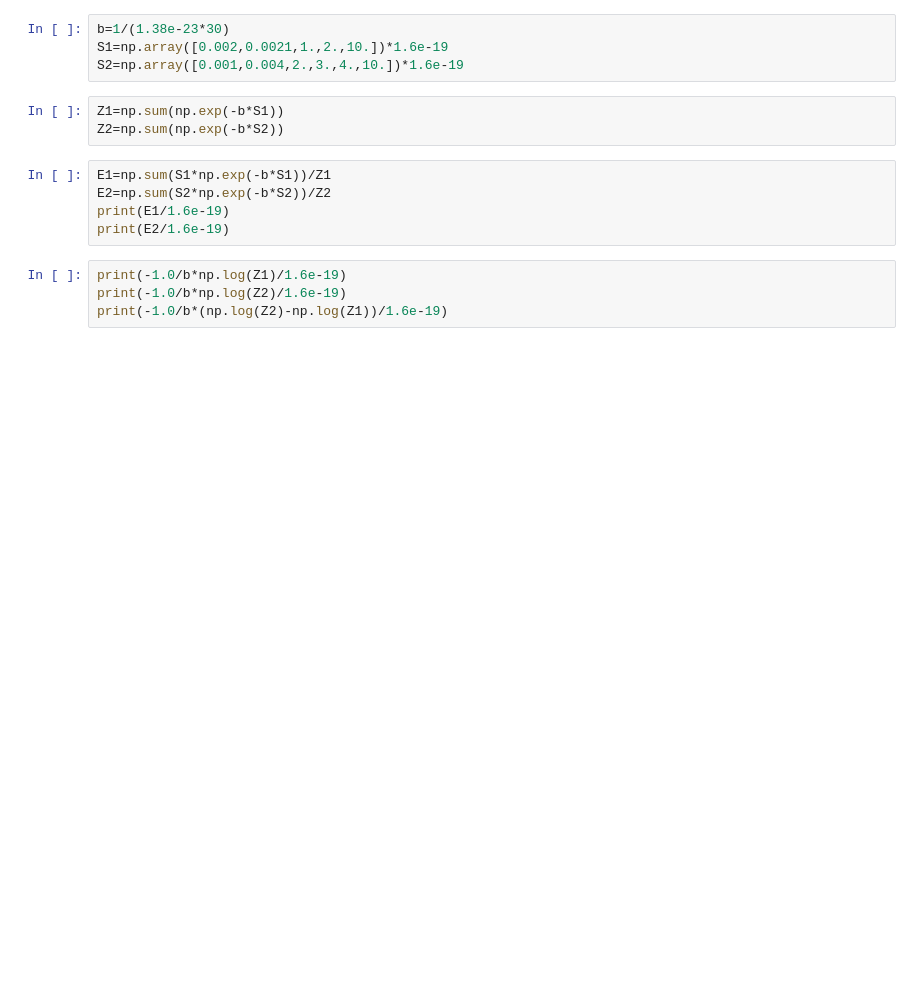
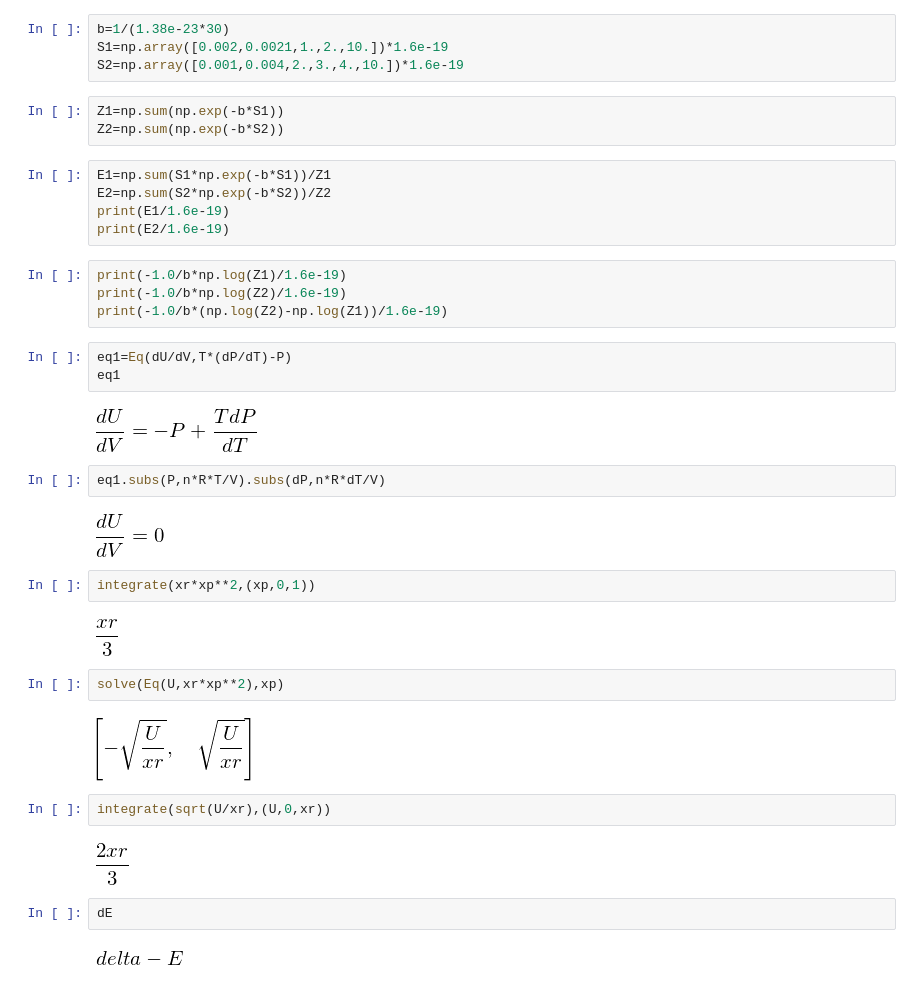
Before and after one commit to torhans/StudyGit, a Jupyter notebook: Thermodynamics.ipynb, the cells around one changed output. Cells and saved outputs as stored; diff of their text form; blank space fills up the shorter version.

```diff
--- a/Thermodynamics.ipynb
+++ b/Thermodynamics.ipynb
@@ -31,3 +49,28 @@ print(E2/1.6e-19)
 print(-1.0/b*np.log(Z1)/1.6e-19)
 print(-1.0/b*np.log(Z2)/1.6e-19)
 print(-1.0/b*(np.log(Z2)-np.log(Z1))/1.6e-19)
+# %%
+eq1=Eq(dU/dV,T*(dP/dT)-P)
+eq1
+# %% [output]
+[figure, added]
+# %%
+eq1.subs(P,n*R*T/V).subs(dP,n*R*dT/V)
+# %% [output]
+[figure, added]
+# %%
+integrate(xr*xp**2,(xp,0,1))
+# %% [output]
+[figure, added]
+# %%
+solve(Eq(U,xr*xp**2),xp)
+# %% [output]
+[figure, added]
+# %%
+integrate(sqrt(U/xr),(U,0,xr))
+# %% [output]
+[figure, added]
+# %%
+dE
+# %% [output]
+[figure, added]
```
Also changed, not shown: parts of 4 cells of this notebook, 2 other files.
